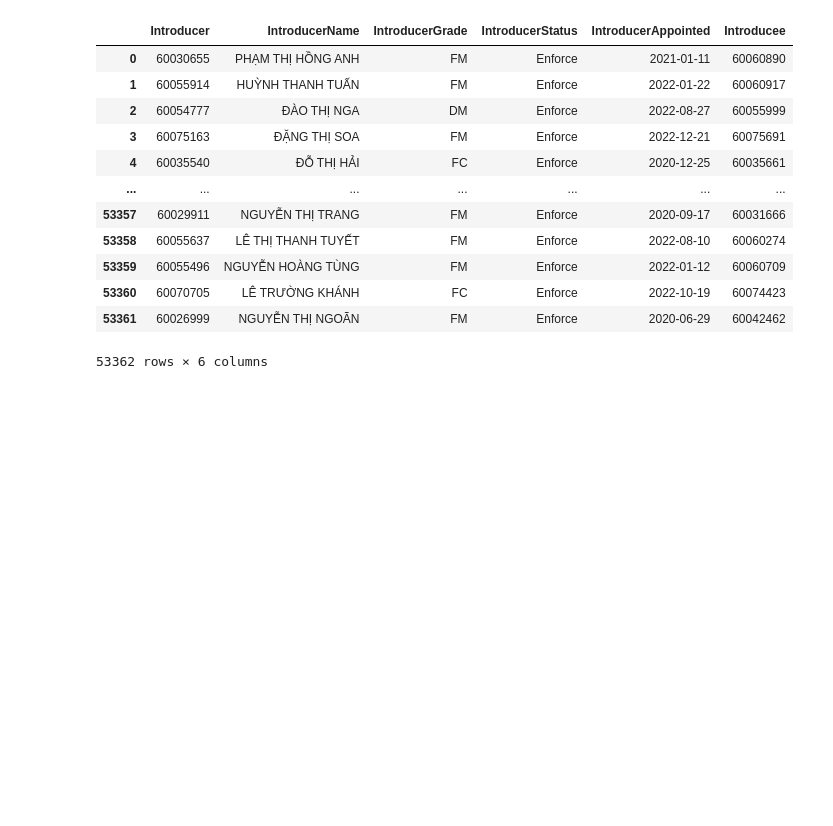
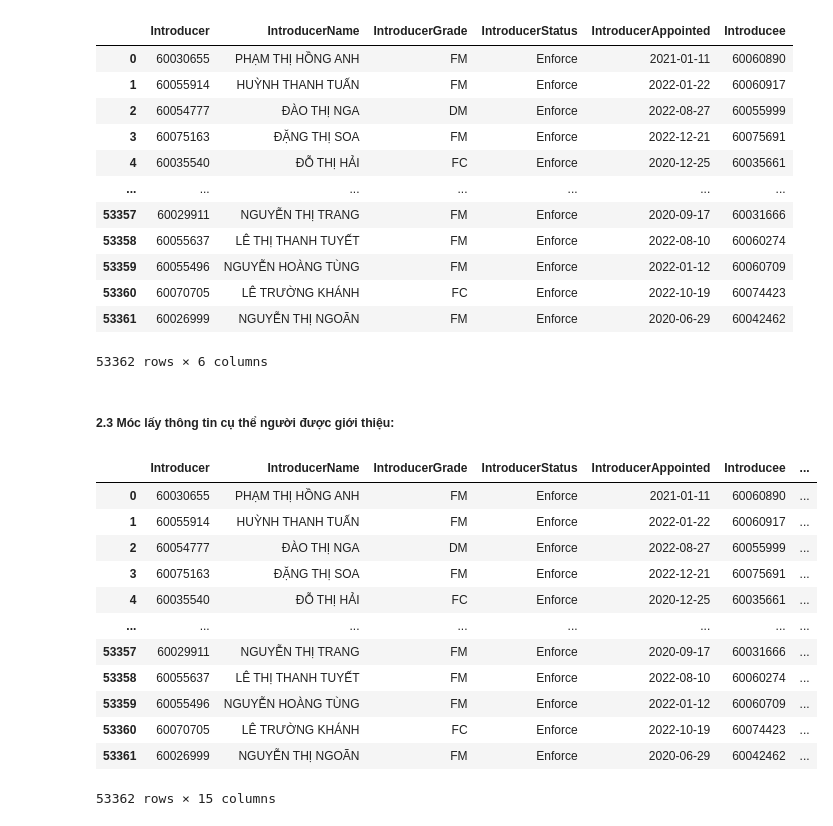
Before and after one commit to michaelmarytan81194/PythonProject, a Jupyter notebook: 1. Python/4. Tools/1. Phu Hung Life/5. Bonuses/Untitled.ipynb, the cells around one changed output. Drawn from its saved outputs; the diff is of its cells as text; code cells hidden in the pictures; blank space fills up the shorter version.

```diff
--- a/1. Python/4. Tools/1. Phu Hung Life/5. Bonuses/Untitled.ipynb
+++ b/1. Python/4. Tools/1. Phu Hung Life/5. Bonuses/Untitled.ipynb
@@ -88,3 +110,33 @@ introduce_info
 | 53360 | 60070705 | LÊ TRƯỜNG KHÁNH | FC | Enforce | 2022-10-19 | 60074423 |
 | 53361 | 60026999 | NGUYỄN THỊ NGOÃN | FM | Enforce | 2020-06-29 | 60042462 |
 53362 rows × 6 columns
+# %% [markdown]
+<h5>2.3 Móc lấy thông tin cụ thể người được giới thiệu:
+# %%
+introducee_info = pd.merge(introduce_info, agent_table, left_on = 'Introducee', right_on ='Agent_Number', how ='left')
+introducee_info = introducee_info[['Introducer', 'IntroducerName', 'IntroducerGrade', 'IntroducerStatus','IntroducerAppointed',
+        'Introducee', 'Agent_Name', 'Grade', 'Agent_Status', 'Date_Appointed', 'Area_Name', 'Sales_Unit_Code', 'Sales_Unit', 'CUTOFF']].\
+rename(columns={'Agent_Name':'IntroduceeName', 'Grade': 'IntroduceeGrade', 'Agent_Status':'IntroduceeStatus', 'Date_Appointed':'IntroduceeAppointed',
+               'Sales_Unit':"AD_Name", 'Sales_Unit_Code':'AD_Code'})
+introducee_info['Appointed_Temp'] = np.where(introducee_info['IntroduceeAppointed'].dt.day > 10,
+        introducee_info['IntroduceeAppointed'] + pd.DateOffset(months=1), introducee_info['IntroduceeAppointed'])
+introducee_info['Appointed_Temp'] = introducee_info['Appointed_Temp'].dt.floor('d') + pd.offsets.MonthEnd(0) - pd.offsets.MonthBegin(1)
+introducee_info['Date_On_Set'] = pd.to_datetime(introducee_info['CUTOFF'].str[:4]+"-"+introducee_info['CUTOFF'].str[4:6]+"-"+introducee_info['CUTOFF'].str[6:])
+introducee_info['Date_Temp'] = introducee_info['Date_On_Set'].dt.floor('d') + pd.offsets.MonthEnd(0) - pd.offsets.MonthBegin(1)
+introducee_info['Length of Service(Months)'] = (introducee_info['Date_Temp'].dt.to_period('M').astype('int64') +1 ) - introducee_info['Appointed_Temp'].dt.to_period('M').astype('int64')
+introducee_info = introducee_info.loc[:, ~introducee_info.columns.isin(['Date_On_Set', 'Date_Temp', 'Appointed_Temp'])]
+introducee_info
+# %% [output]
+|  | Introducer | IntroducerName | IntroducerGrade | IntroducerStatus | IntroducerAppointed | Introducee | ... |
+| 0 | 60030655 | PHẠM THỊ HỒNG ANH | FM | Enforce | 2021-01-11 | 60060890 | ... |
+| 1 | 60055914 | HUỲNH THANH TUẤN | FM | Enforce | 2022-01-22 | 60060917 | ... |
+| 2 | 60054777 | ĐÀO THỊ NGA | DM | Enforce | 2022-08-27 | 60055999 | ... |
+| 3 | 60075163 | ĐẶNG THỊ SOA | FM | Enforce | 2022-12-21 | 60075691 | ... |
+| 4 | 60035540 | ĐỖ THỊ HẢI | FC | Enforce | 2020-12-25 | 60035661 | ... |
+| ... | ... | ... | ... | ... | ... | ... | ... |
+| 53357 | 60029911 | NGUYỄN THỊ TRANG | FM | Enforce | 2020-09-17 | 60031666 | ... |
+| 53358 | 60055637 | LÊ THỊ THANH TUYẾT | FM | Enforce | 2022-08-10 | 60060274 | ... |
+| 53359 | 60055496 | NGUYỄN HOÀNG TÙNG | FM | Enforce | 2022-01-12 | 60060709 | ... |
+| 53360 | 60070705 | LÊ TRƯỜNG KHÁNH | FC | Enforce | 2022-10-19 | 60074423 | ... |
+| 53361 | 60026999 | NGUYỄN THỊ NGOÃN | FM | Enforce | 2020-06-29 | 60042462 | ... |
+53362 rows × 15 columns
```
Also changed, not shown: parts of 11 cells of this notebook, 2 other files.
